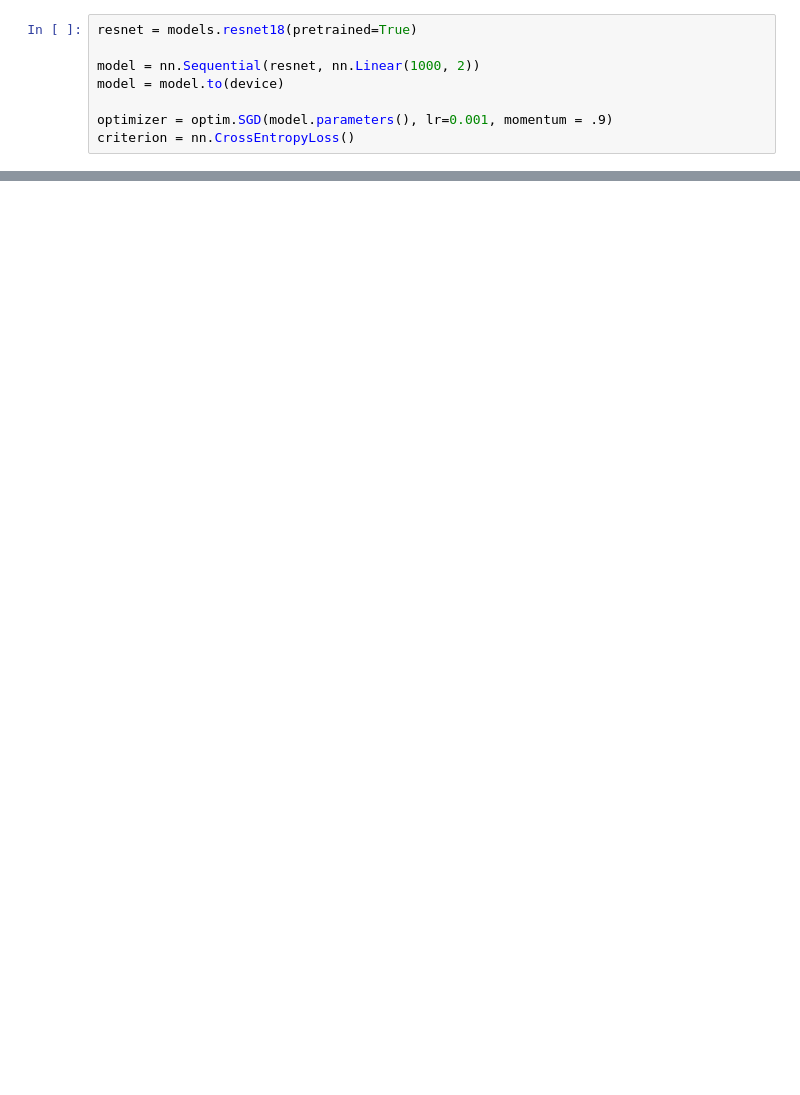
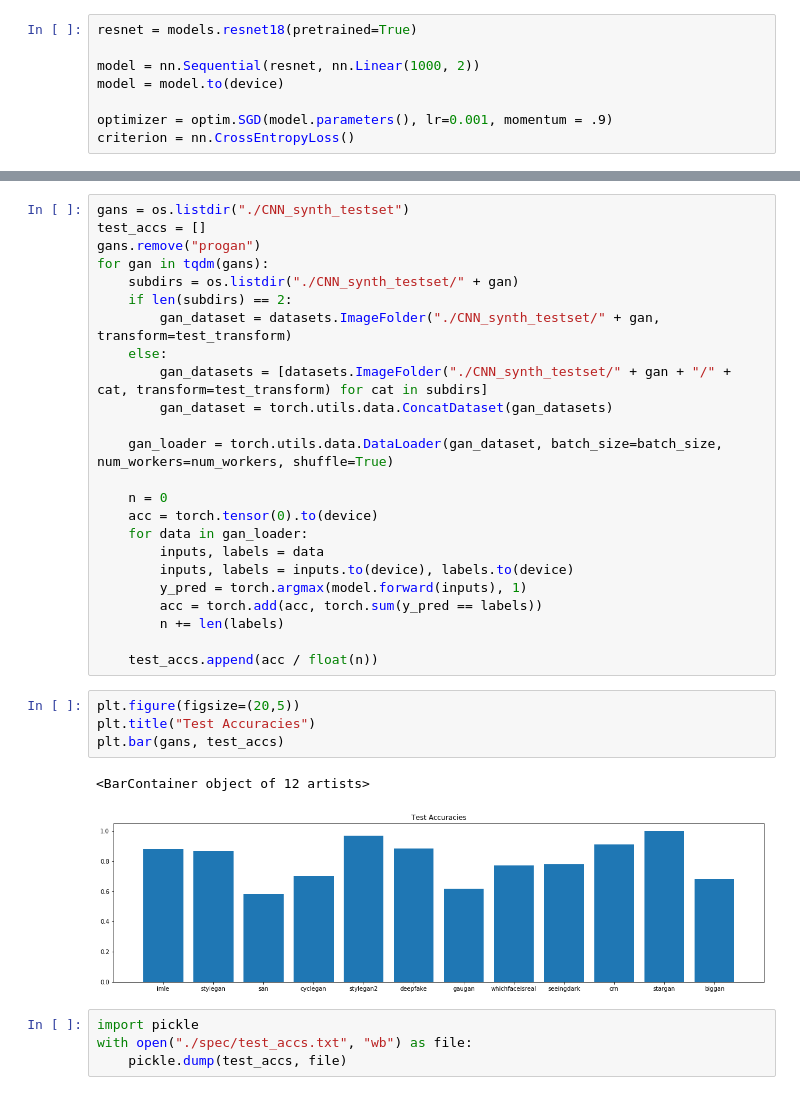
Before and after one commit to MinhNguyen99AI/DeepLearning523---Synthetic-Image-Detector-Assestment, a Jupyter notebook: spec.ipynb, the cells around one changed output, grey strips where cells are left out. Cells and saved outputs as stored; diff of their text form; blank space fills up the shorter version.

```diff
--- a/spec.ipynb
+++ b/spec.ipynb
@@ -166,0 +231,35 @@ plt.plot(losses)
+# %%
+gans = os.listdir("./CNN_synth_testset")
+test_accs = []
+gans.remove("progan")
+for gan in tqdm(gans):
+    subdirs = os.listdir("./CNN_synth_testset/" + gan)
+    if len(subdirs) == 2:
+        gan_dataset = datasets.ImageFolder("./CNN_synth_testset/" + gan, transform=test_transform)
+    else:
+        gan_datasets = [datasets.ImageFolder("./CNN_synth_testset/" + gan + "/" + cat, transform=test_transform) for cat in subdirs]
+        gan_dataset = torch.utils.data.ConcatDataset(gan_datasets)
+
+    gan_loader = torch.utils.data.DataLoader(gan_dataset, batch_size=batch_size, num_workers=num_workers, shuffle=True)
+
+    n = 0
+    acc = torch.tensor(0).to(device)
+    for data in gan_loader:
+        inputs, labels = data
+        inputs, labels = inputs.to(device), labels.to(device)
+        y_pred = torch.argmax(model.forward(inputs), 1)
+        acc = torch.add(acc, torch.sum(y_pred == labels))
+        n += len(labels)
+
+    test_accs.append(acc / float(n))
+# %%
+plt.figure(figsize=(20,5))
+plt.title("Test Accuracies")
+plt.bar(gans, test_accs)
+# %% [output]
+<BarContainer object of 12 artists>
+[figure, added]
+# %%
+import pickle
+with open("./spec/test_accs.txt", "wb") as file:
+    pickle.dump(test_accs, file)
```
Also changed, not shown: parts of 12 cells of this notebook, 8 other files.
